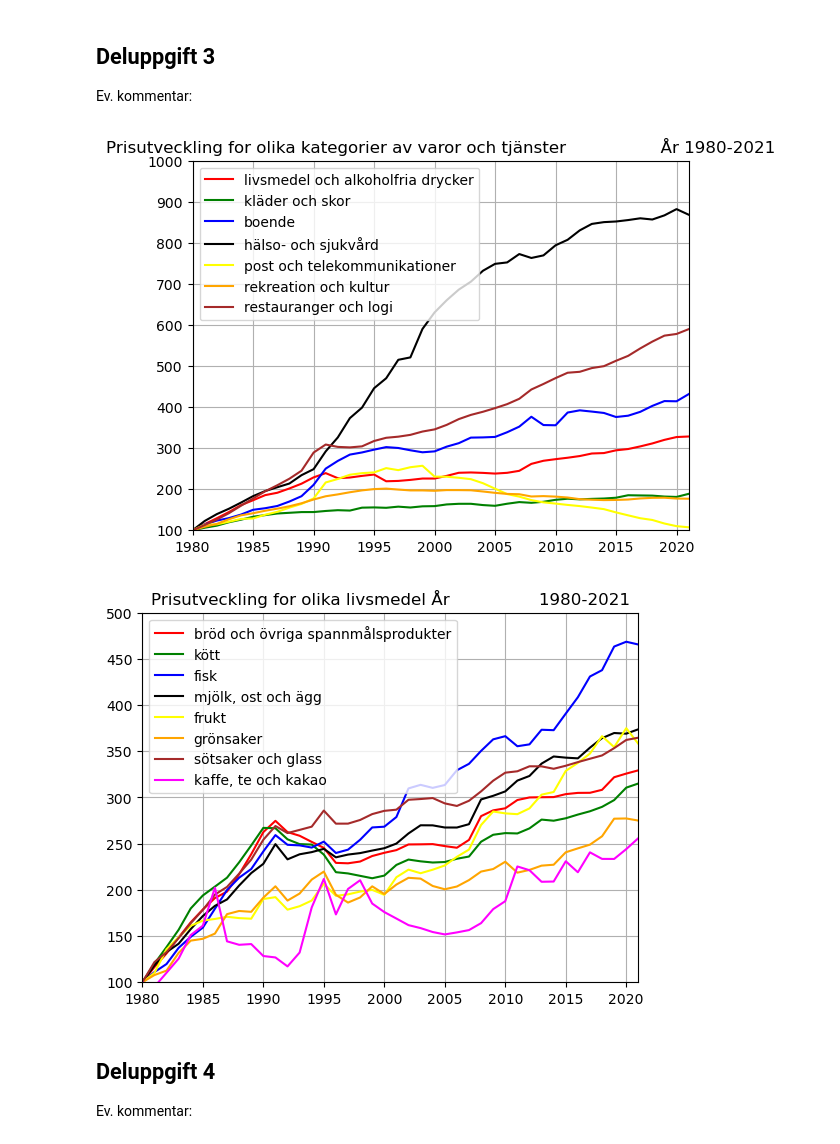
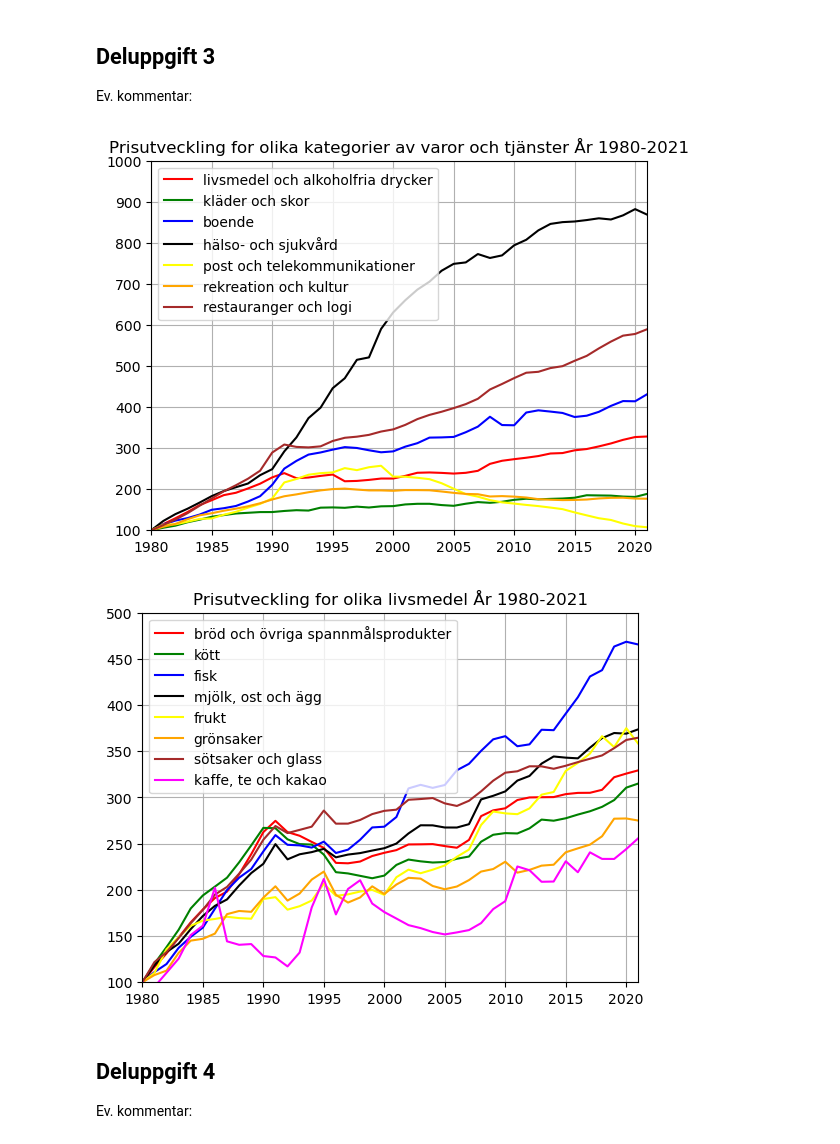
Before and after one commit to LarsCJensen/PythonHB, a Jupyter notebook: Svarsfil_inluppg_1122_A237TG.ipynb, the cells around one changed output. Saved outputs shown, nothing was run; the diff lists cells and outputs as text; code cells hidden in the pictures.

```diff
--- a/Svarsfil_inluppg_1122_A237TG.ipynb
+++ b/Svarsfil_inluppg_1122_A237TG.ipynb
@@ -149,50 +151,49 @@ Ev. kommentar:
 def plot_data(list_of_data):
     # Statisk lista med färger att sätta i grafen
     colors = ["red", "green", "blue", "black", "yellow", "orange", "brown", "magenta"]
-    # Skippar första kolumnen som inte innehåller något år
-    # Måste göra om strängar till int
+    # Gör om strängar till en lista av int och skippar första kolumnen
     years = [int(year) for year in list_of_data[0][1:]]
     # Om första kolumnen i andra raden innehåller ordet "livsmedel" så är det tjänster
     if "livsmedel" in list_of_data[1][0]:
         plt.ylim([100, 1000])
         plt.title(
-            f"Prisutveckling for olika kategorier av varor och tjänster \
-                 År {years[0]}-{years[len(years)-1]}"
+            f"Prisutveckling for olika kategorier av varor och tjänster "
+            f"År {years[0]}-{years[len(years)-1]}"
         )
     else:
         plt.ylim([100, 500])
         plt.title(
-            f"Prisutveckling for olika livsmedel År \
-                {years[0]}-{years[len(years)-1]}"
+            f"Prisutveckling for olika livsmedel År {years[0]}-{years[len(years)-1]}"
         )
+    # Variabeln är till för att välja färg ur listan med färger
     i = 0
     for row in list_of_data[1:]:
         # Sätter x-limit till första och sista året i listan
         plt.xlim([years[0], years[len(years) - 1]])
         values = [float(value) for value in row[1:]]
         plt.plot(
             years,
             values,
             # Ett sätt att sätta ny färg dynamiskt
             color=colors[i],
             # Använd radbeskrivningen som label
             label=row[0],
         )
         i += 1
     plt.grid()
     plt.legend()
     plt.show()
 
 
 def plot_data_for_categories():
     plot_data(tjansteData)
     plot_data(livsmedelData)
 
 
 plot_data_for_categories()
 # %% [output]
-[figure, old version]
+[figure, new version]
-[figure, old version]
+[figure, new version]
 # %% [markdown]
 ## Deluppgift 4
 Ev. kommentar:
```
Also changed, not shown: parts of 4 cells of this notebook, 6 other files.
